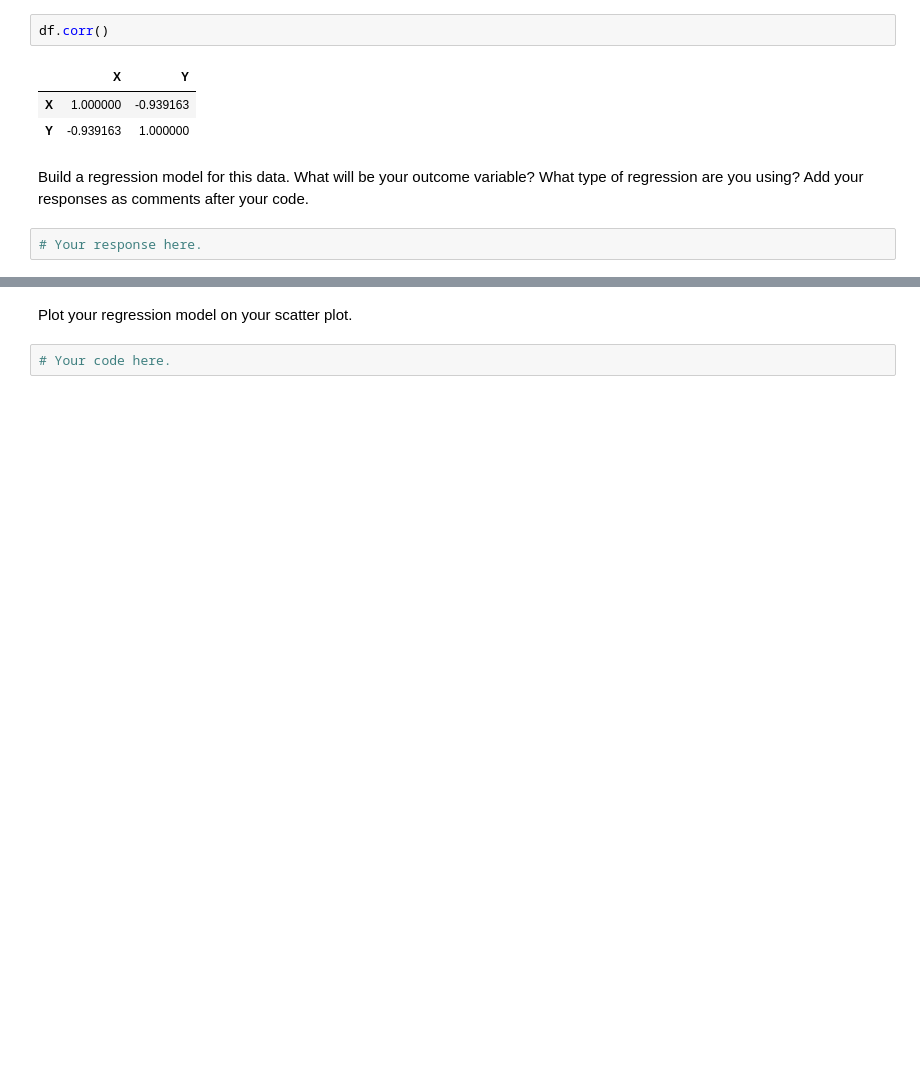
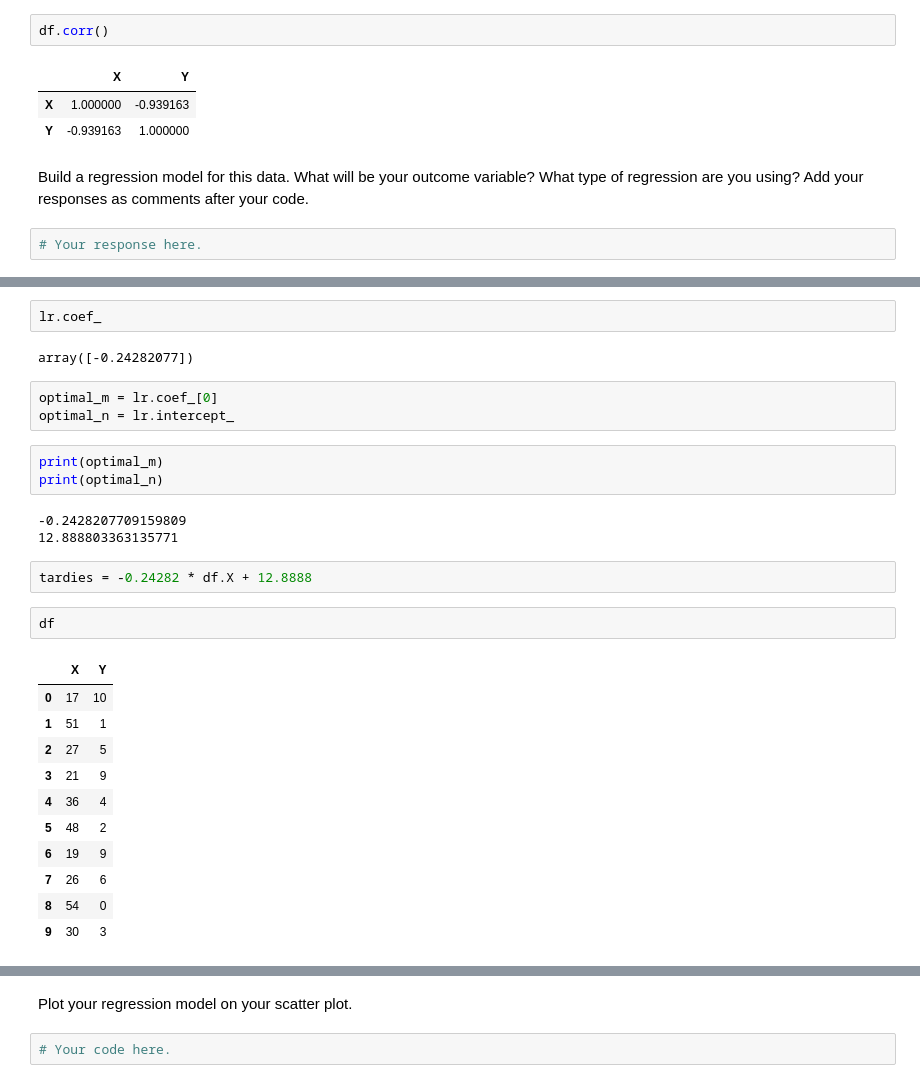
Before and after one commit to Ironhack-Data-Madrid-Enero-2021/lab-regression-analysis, a Jupyter notebook: your-code.ipynb, the cells around one changed output, grey strips where cells are left out. Drawn from its saved outputs; the diff is of its cells as text; blank space fills up the shorter version.

```diff
--- a/your-code.ipynb
+++ b/your-code.ipynb
@@ -117,0 +102,29 @@ Build a regression model for this data. What will be your outcome variable? What
+# %%
+lr.coef_
+# %% [output]
+array([-0.24282077])
+# %%
+optimal_m = lr.coef_[0]
+optimal_n = lr.intercept_
+# %%
+print(optimal_m)
+print(optimal_n)
+# %% [output]
+-0.2428207709159809
+12.888803363135771
+# %%
+tardies = -0.24282 * df.X + 12.8888
+# %%
+df
+# %% [output]
+|  | X | Y |
+| 0 | 17 | 10 |
+| 1 | 51 | 1 |
+| 2 | 27 | 5 |
+| 3 | 21 | 9 |
+| 4 | 36 | 4 |
+| 5 | 48 | 2 |
+| 6 | 19 | 9 |
+| 7 | 26 | 6 |
+| 8 | 54 | 0 |
+| 9 | 30 | 3 |
```
Also changed, not shown: parts of 15 cells of this notebook.
